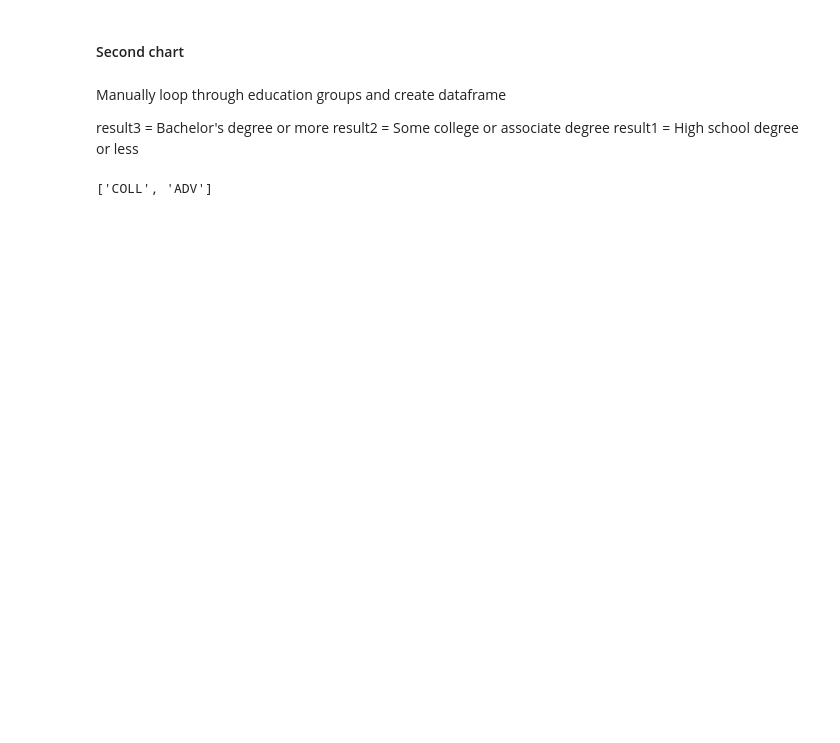
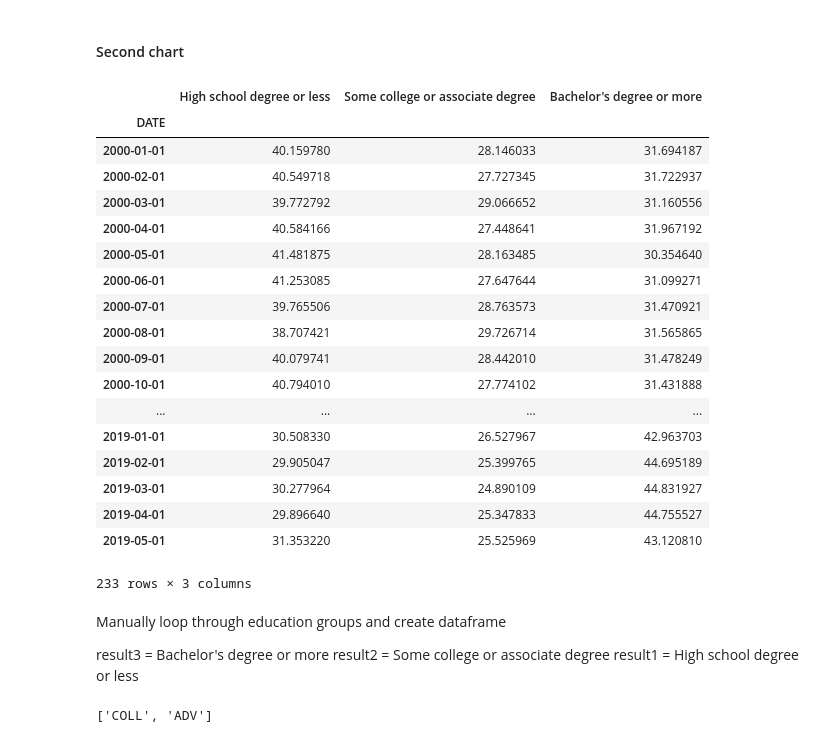
Before and after one commit to bdecon/blog_posts, a Jupyter notebook: Student_Debt_Inflation/RW_College.ipynb, the cells around one changed output. Cells and saved outputs as stored; diff of their text form; code cells hidden in the pictures; blank space fills up the shorter version.

```diff
--- a/Student_Debt_Inflation/RW_College.ipynb
+++ b/Student_Debt_Inflation/RW_College.ipynb
@@ -141,6 +176,28 @@ r = (df.groupby(['DATE', 'EDUC']).PWORWGT.sum() / df.groupby(['DATE']).PWORWGT.s
 df3 = pd.DataFrame()
 for grp in grps[1:]:
     df3[grp[0]] = r.unstack()[grp[1]].sum(axis=1)
+# %%
+df3
+# %% [output]
+|  | High school degree or less | Some college or associate degree | Bachelor's degree or more |
+| DATE |  |  |  |
+| 2000-01-01 | 40.159780 | 28.146033 | 31.694187 |
+| 2000-02-01 | 40.549718 | 27.727345 | 31.722937 |
+| 2000-03-01 | 39.772792 | 29.066652 | 31.160556 |
+| 2000-04-01 | 40.584166 | 27.448641 | 31.967192 |
+| 2000-05-01 | 41.481875 | 28.163485 | 30.354640 |
+| 2000-06-01 | 41.253085 | 27.647644 | 31.099271 |
+| 2000-07-01 | 39.765506 | 28.763573 | 31.470921 |
+| 2000-08-01 | 38.707421 | 29.726714 | 31.565865 |
+| 2000-09-01 | 40.079741 | 28.442010 | 31.478249 |
+| 2000-10-01 | 40.794010 | 27.774102 | 31.431888 |
+| ... | ... | ... | ... |
+| 2019-01-01 | 30.508330 | 26.527967 | 42.963703 |
+| 2019-02-01 | 29.905047 | 25.399765 | 44.695189 |
+| 2019-03-01 | 30.277964 | 24.890109 | 44.831927 |
+| 2019-04-01 | 29.896640 | 25.347833 | 44.755527 |
+| 2019-05-01 | 31.353220 | 25.525969 | 43.120810 |
+233 rows × 3 columns
 # %%
 ln_tc = np.log(2884.61)
 wage_ranges = list(np.arange(np.log(150), ln_tc, 0.1))
```
Also changed, not shown: parts of 7 cells of this notebook, 6 other files.
